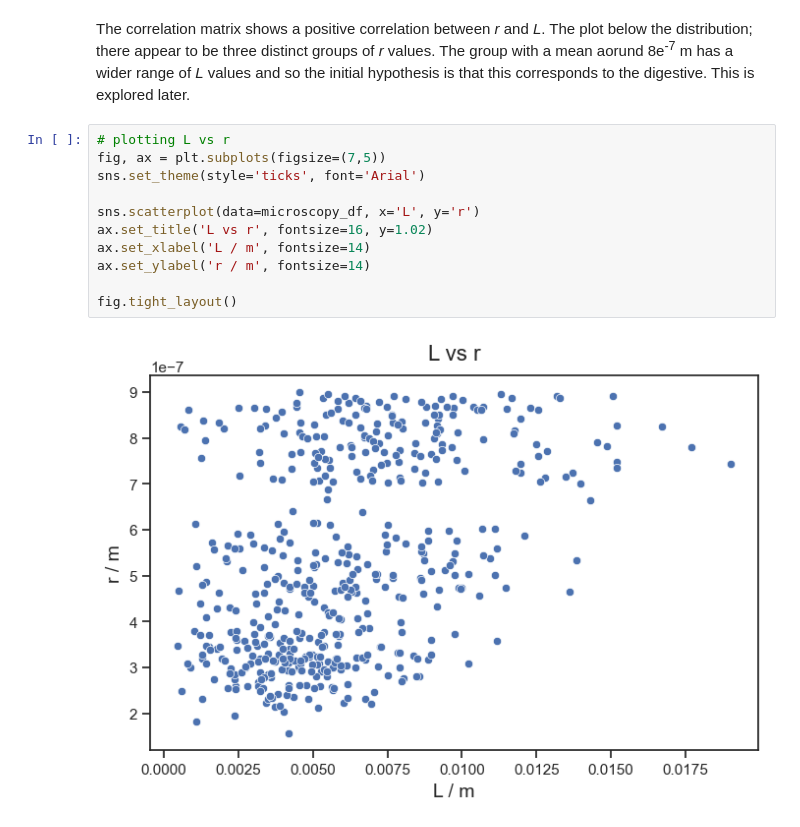
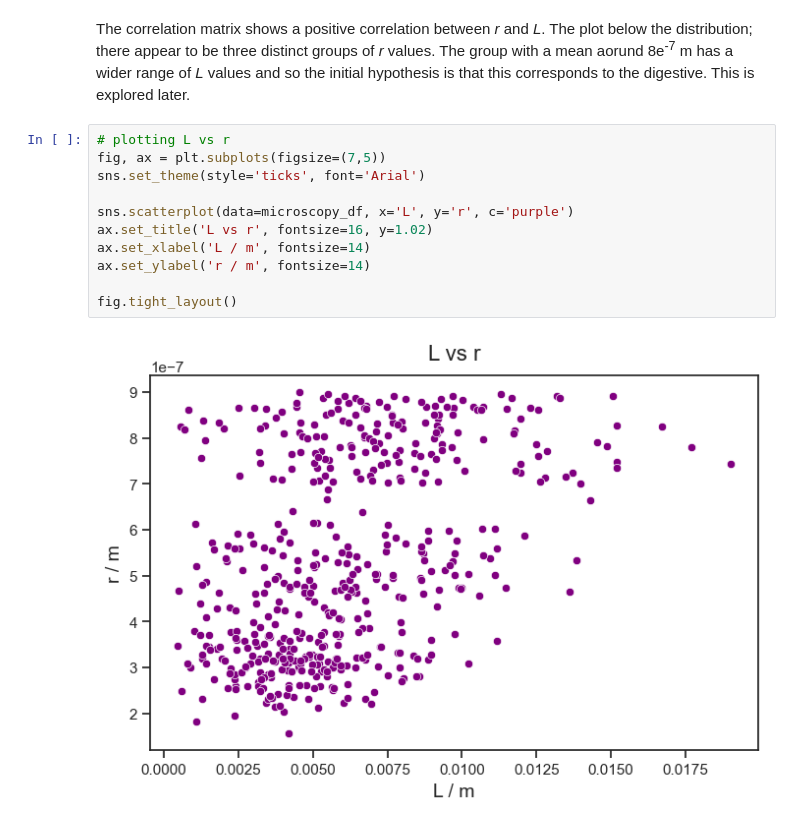
Before and after one commit to kgerrand/Code, a Jupyter notebook: exploring_data.ipynb, the cells around one changed output. Drawn from its saved outputs; the diff is of its cells as text.

```diff
--- a/exploring_data.ipynb
+++ b/exploring_data.ipynb
@@ -259,13 +329,13 @@ The correlation matrix shows a positive correlation between *r* and *L*. The plo
 # %%
 # plotting L vs r
 fig, ax = plt.subplots(figsize=(7,5))
 sns.set_theme(style='ticks', font='Arial')
 
-sns.scatterplot(data=microscopy_df, x='L', y='r')
+sns.scatterplot(data=microscopy_df, x='L', y='r', c='purple')
 ax.set_title('L vs r', fontsize=16, y=1.02)
 ax.set_xlabel('L / m', fontsize=14)
 ax.set_ylabel('r / m', fontsize=14)
 
 fig.tight_layout()
 # %% [output]
-[figure, old version]
+[figure, new version]
```
Also changed, not shown: parts of 17 cells of this notebook.
